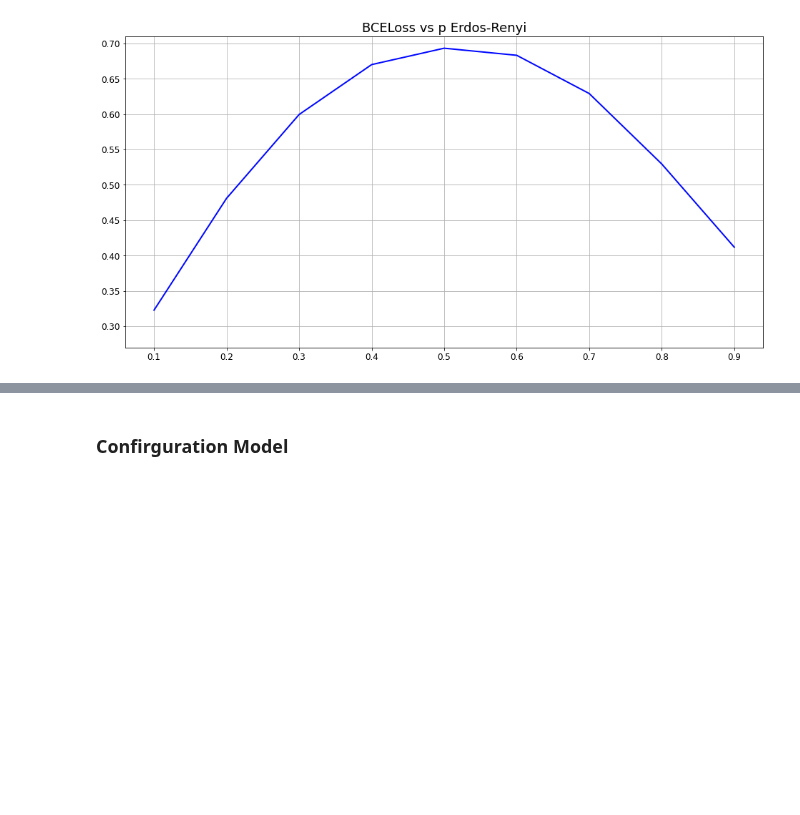
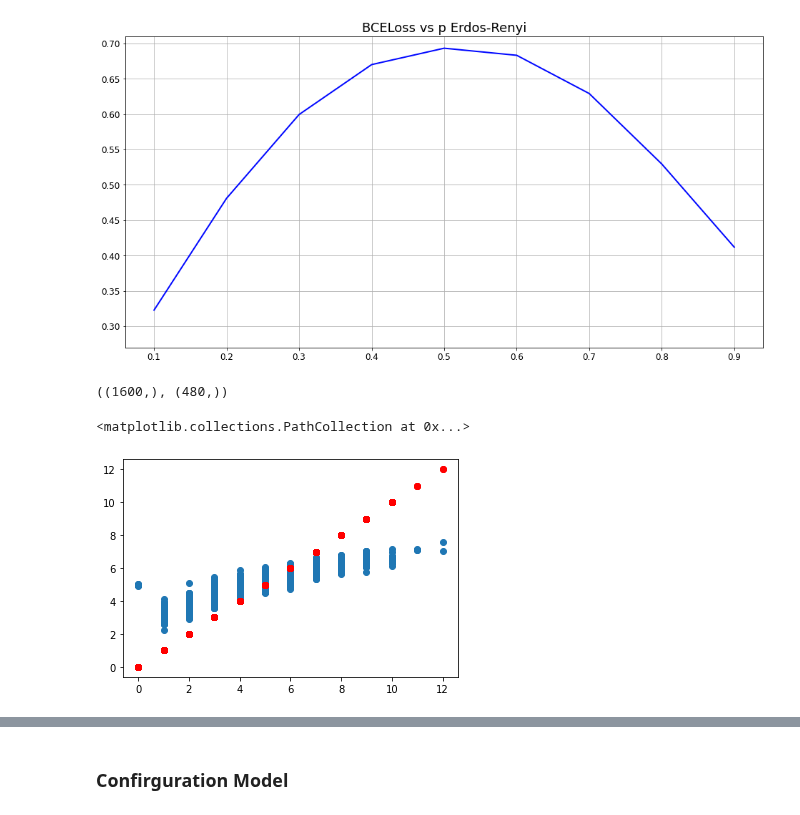
Before and after one commit to dandarm/Embednet, a Jupyter notebook: Pod_Autoencoder.ipynb, the cells around one changed output, grey strips where cells are left out. Drawn from its saved outputs; the diff is of its cells as text; code cells hidden in the pictures; blank space fills up the shorter version.

```diff
--- a/Pod_Autoencoder.ipynb
+++ b/Pod_Autoencoder.ipynb
@@ -806,3 +806,6 @@ plt.grid()
 plt.savefig("BCELoss_vs_p_Erdos-Renyi")
 # %% [output]
 [figure]
+# %%
+path = "output_plots/autoencoder/8/ER__[011]_Classi-1_nodi40__grafiX40___#__AE_CM______§1-200-1§_______ELU+RELU__grphnorm__-eye________#__lr00007_ADAMW_BCELoss/_degseq_tot_epoch350.npy"
+input_seq = "output_plots/autoencoder/8/ER__[011]_Classi-1_nodi40__grafiX40___#__AE_CM______§1-200-1§_______ELU+RELU__grphnorm__-eye________#__lr00007_ADAMW_BCELoss/_degseq_totale.npy"
@@ -808,0 +815,12 @@ plt.savefig("BCELoss_vs_p_Erdos-Renyi")
+# %%
+eq.ravel().squeeze().shape, arr.shape
+# %% [output]
+((1600,), (480,))
+# %%
+arr = np.load(path)
+eq = np.load(input_seq).ravel().squeeze()
+plt.scatter(eq, arr, label="Predicted")
+plt.scatter(eq, eq, label="Input", color='red')
+# %% [output]
+<matplotlib.collections.PathCollection at 0x...>
+[figure, added]
```
Also changed, not shown: parts of 2 cells of this notebook, 19 other files.
